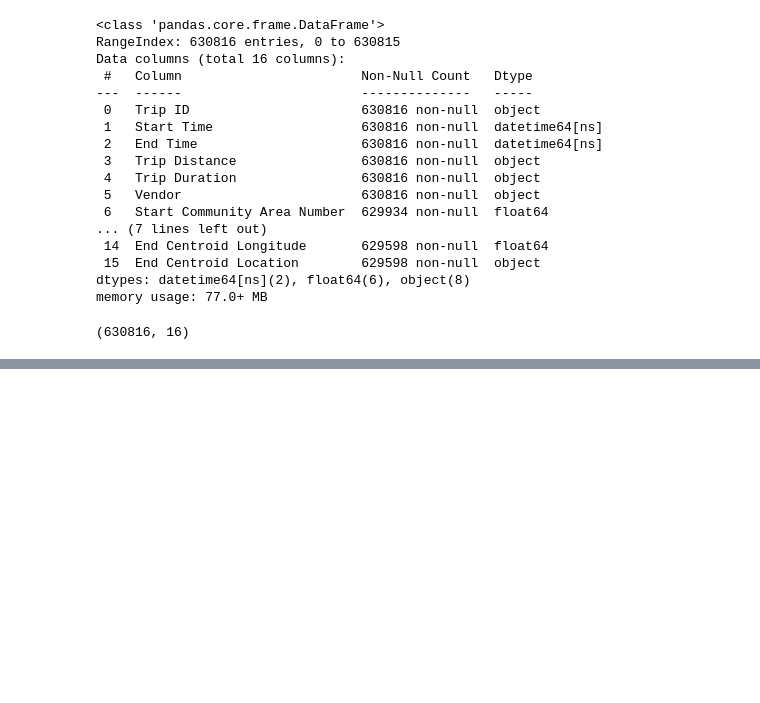
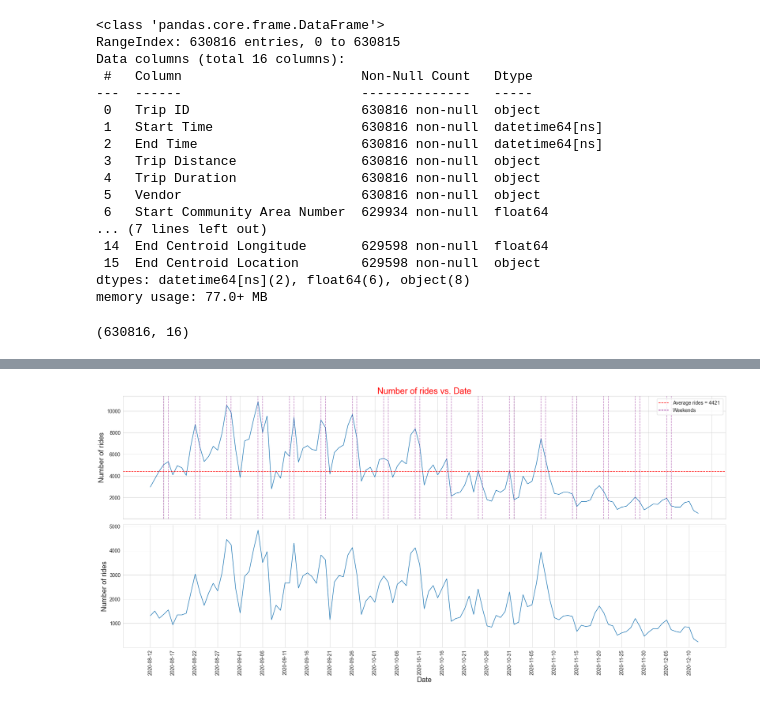
Before and after one commit to omar-alkc/E-scooter-2020, a Jupyter notebook: E-scooter notebook.ipynb, the cells around one changed output, grey strips where cells are left out. Saved outputs shown, nothing was run; the diff lists cells and outputs as text; code cells hidden in the pictures; blank space fills up the shorter version.

```diff
--- a/E-scooter notebook.ipynb
+++ b/E-scooter notebook.ipynb
@@ -183,2 +217,49 @@ print(df_by_day)
+# %%
+import matplotlib.lines as mlines
+
+# initiating a df grouped by start date.
+start_date =df['Start Time'].dt.date
+df_by_date = df.groupby(start_date)['Trip ID'].count().reset_index()
+
+#Calculating avarage trip number
+avg_ride_num = int(df_by_date['Trip ID'].mean())
+
+# Ploting Number of rides vs. Date
+plt.rcParams.update({'font.size': 14})
+plt.rcParams["figure.figsize"] = (25,12)
+
+# first plot:
+fig , ax= plt.subplots(2,1)
+ax[0].plot(df_by_date['Start Time'],df_by_date['Trip ID'])
+ax[0].set_xticklabels([])
+ax[0].set_ylabel("Number of rides",size=20)
+
+
+#Drawing weekend lines
+avg_line = ax[0].axhline(df_by_date['Trip ID'].mean(),color='red',ls='--',label=f"Average rides = {avg_ride_num} ")
+for i in np.arange(dt.date(2020,8,15),dt.date(2020,12,10),dt.timedelta(days=7)):
+    ax[0].axvline(x=i,c='purple',ls='--',alpha=0.5)
+
+for i in np.arange(dt.date(2020,8,16),dt.date(2020,12,10),dt.timedelta(days=7)):
+    ax[0].axvline(x=i,c='purple',ls='--',alpha=0.5)
+
+#Second plot
+df_by_date2 = df.groupby([start_date,"Vendor"])['Trip ID'].count().reset_index()
+bird_by_date = df_by_date2[df_by_date2['Vendor']=='bird']
+lime_by_date = df_by_date2[df_by_date2['Vendor']=='lime']
+spin_by_date = df_by_date2[df_by_date2['Vendor']=='spin']
+
+ax[1].plot(lime_by_date['Start Time'],lime_by_date['Trip ID'])
+ax[1].set_xticks(np.arange(min(df_by_date['Start Time']),max(df_by_date['Start Time']),5))
+ax[1].set_ylabel("Number of rides",size=20)
+weekends_legend = mlines.Line2D([], [], color='purple', ls='--',markersize=15, label='Weekends')
+ax[0].legend(handles=[avg_line,weekends_legend])
+ax[0].set_title("Number of rides vs. Date",color= 'red',size= 24)
+plt.xticks(rotation=90)
+plt.xlabel("Date",size=20)
+fig.tight_layout()
+plt.show()
+# %% [output]
+[figure, added]
 # %%
 plt.rcParams.update({'font.size': 16})
```
Also changed, not shown: parts of 34 cells of this notebook.
